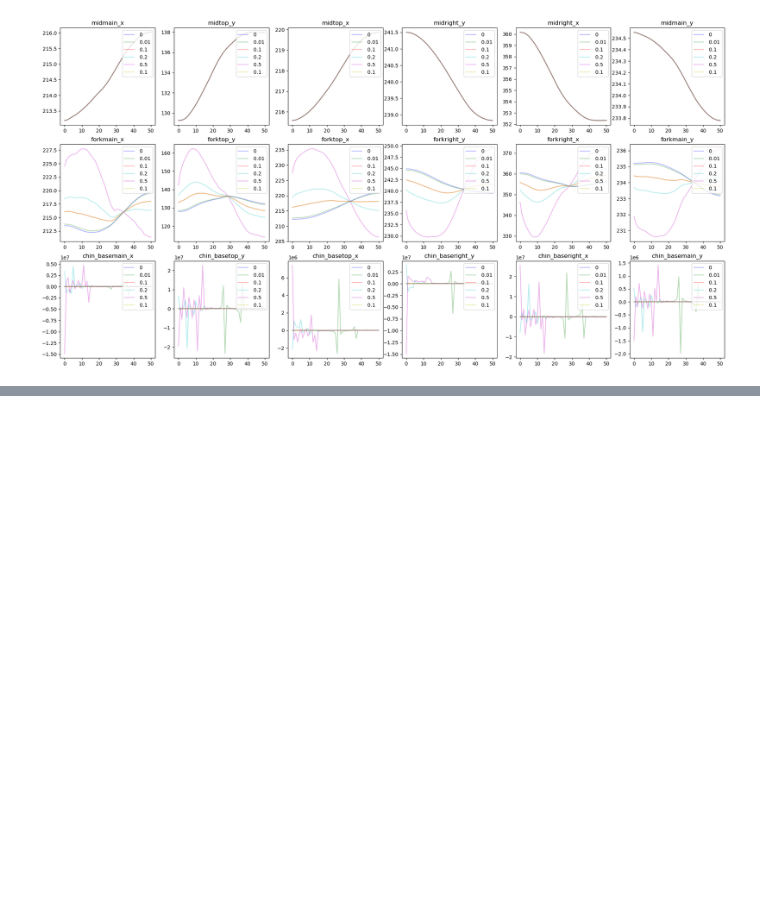
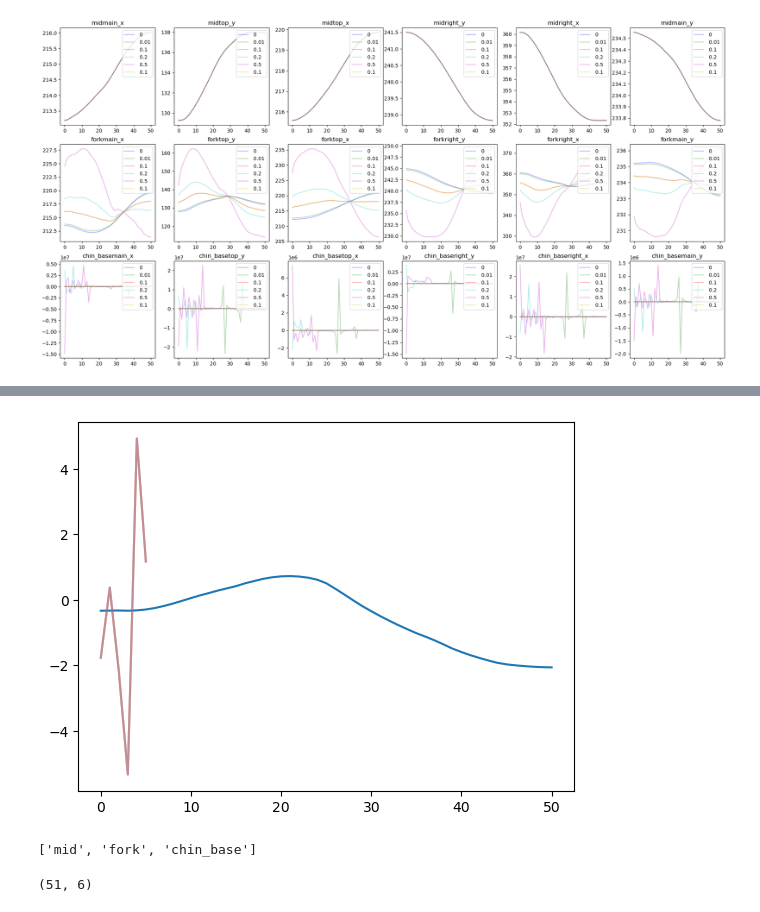
Before and after one commit to erialc-cal/eks, a Jupyter notebook: fish.ipynb, the cells around one changed output, grey strips where cells are left out. Cells and saved outputs as stored; diff of their text form; code cells hidden in the pictures; blank space fills up the shorter version.

```diff
--- a/fish.ipynb
+++ b/fish.ipynb
@@ -356,0 +485,14 @@ for n,key in enumerate(keypoint_ensemble_list):
+# %%
+plt.plot(y_m_smooth2[:,0])
+for i in range(6):
+    plt.plot(y_m_smooth[0][0,:], alpha=0.2)
+# %% [output]
+[figure, added]
+# %%
+keypoint_ensemble_list
+# %% [output]
+['mid', 'fork', 'chin_base']
+# %%
+y_m_smooth[0].shape
+# %% [output]
+(51, 6)
```
Also changed, not shown: parts of 5 cells of this notebook, 2 other files.
